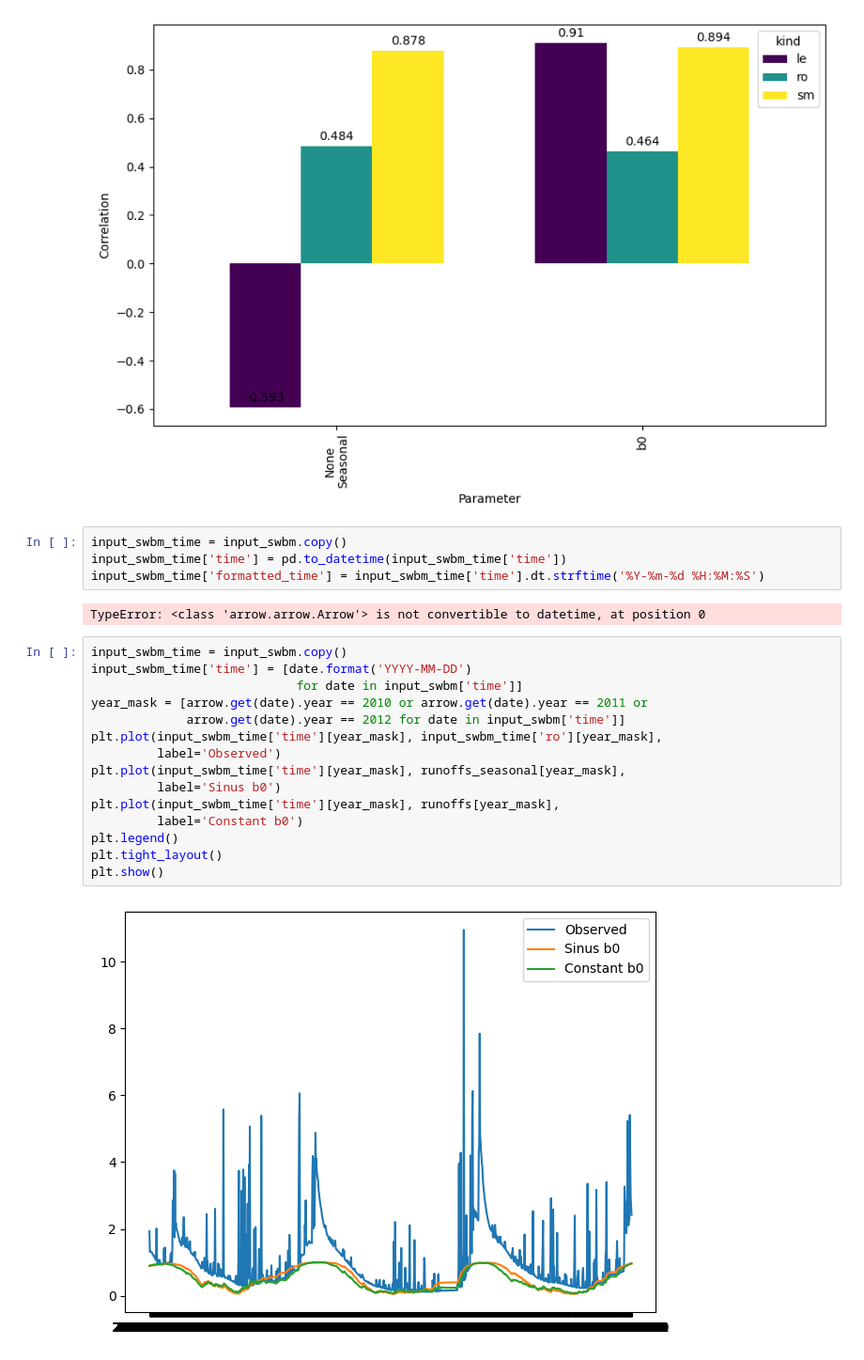
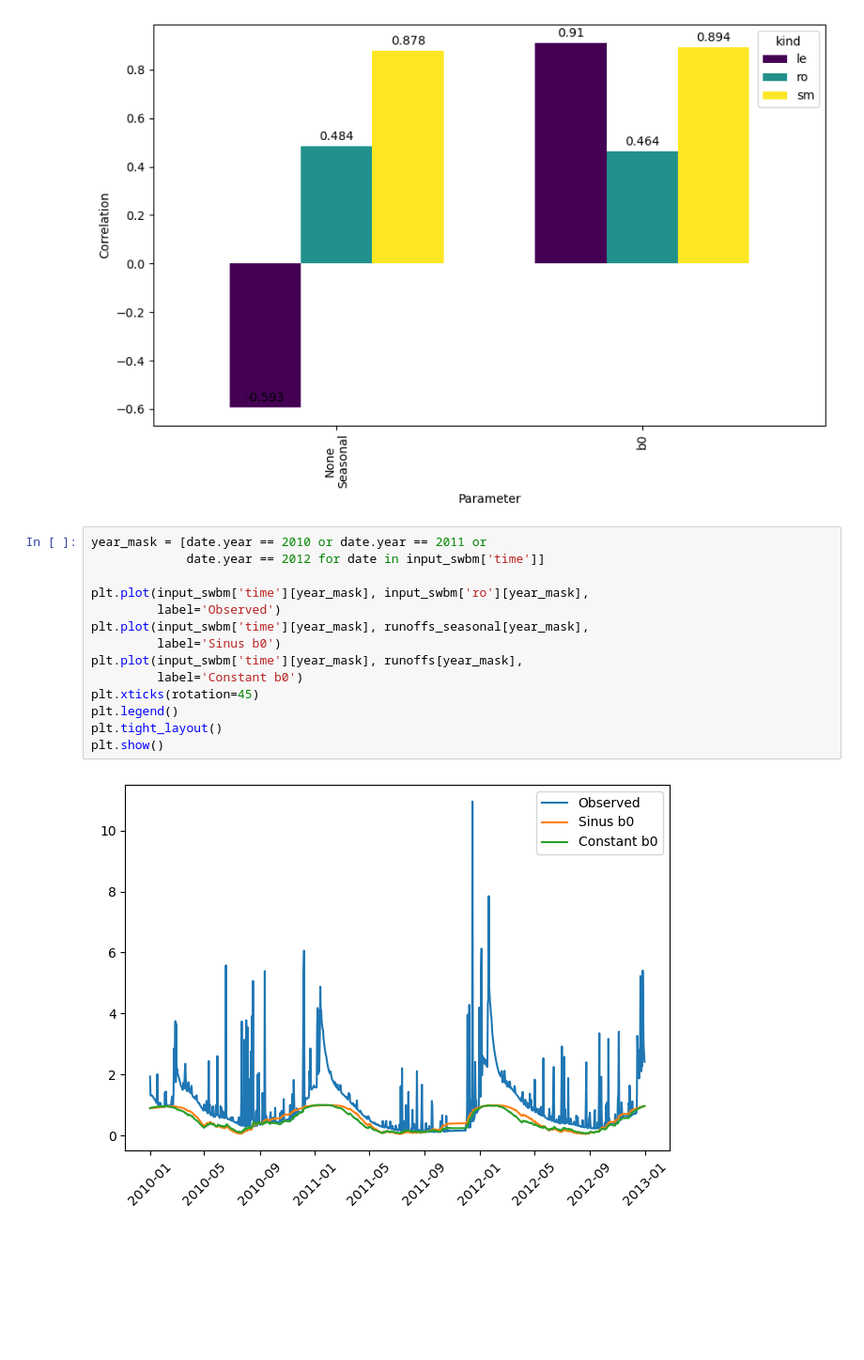
Before and after one commit to JohannaTrost/VegSWBM, a Jupyter notebook: src/main.ipynb, the cells around one changed output. Shown at 94% size. Cells and saved outputs as stored; diff of their text form; blank space fills up the shorter version.

```diff
--- a/src/main.ipynb
+++ b/src/main.ipynb
@@ -95,26 +95,19 @@ ax.set_ylabel('Correlation')
 plt.show()
 # %% [output]
 [figure]
-# %%
-input_swbm_time = input_swbm.copy()
-input_swbm_time['time'] = pd.to_datetime(input_swbm_time['time'])
-input_swbm_time['formatted_time'] = input_swbm_time['time'].dt.strftime('%Y-%m-%d %H:%M:%S')
-# %% [output]
-TypeError: <class 'arrow.arrow.Arrow'> is not convertible to datetime, at position 0
 # %%
-input_swbm_time = input_swbm.copy()
-input_swbm_time['time'] = [date.format('YYYY-MM-DD')
-                            for date in input_swbm['time']]
-year_mask = [arrow.get(date).year == 2010 or arrow.get(date).year == 2011 or
-             arrow.get(date).year == 2012 for date in input_swbm['time']]
-plt.plot(input_swbm_time['time'][year_mask], input_swbm_time['ro'][year_mask],
+year_mask = [date.year == 2010 or date.year == 2011 or
+             date.year == 2012 for date in input_swbm['time']]
+
+plt.plot(input_swbm['time'][year_mask], input_swbm['ro'][year_mask],
          label='Observed')
-plt.plot(input_swbm_time['time'][year_mask], runoffs_seasonal[year_mask],
+plt.plot(input_swbm['time'][year_mask], runoffs_seasonal[year_mask],
          label='Sinus b0')
-plt.plot(input_swbm_time['time'][year_mask], runoffs[year_mask],
+plt.plot(input_swbm['time'][year_mask], runoffs[year_mask],
          label='Constant b0')
+plt.xticks(rotation=45)
 plt.legend()
 plt.tight_layout()
 plt.show()
 # %% [output]
-[figure, old version]
+[figure, new version]
```
Also changed, not shown: parts of 4 cells of this notebook.
